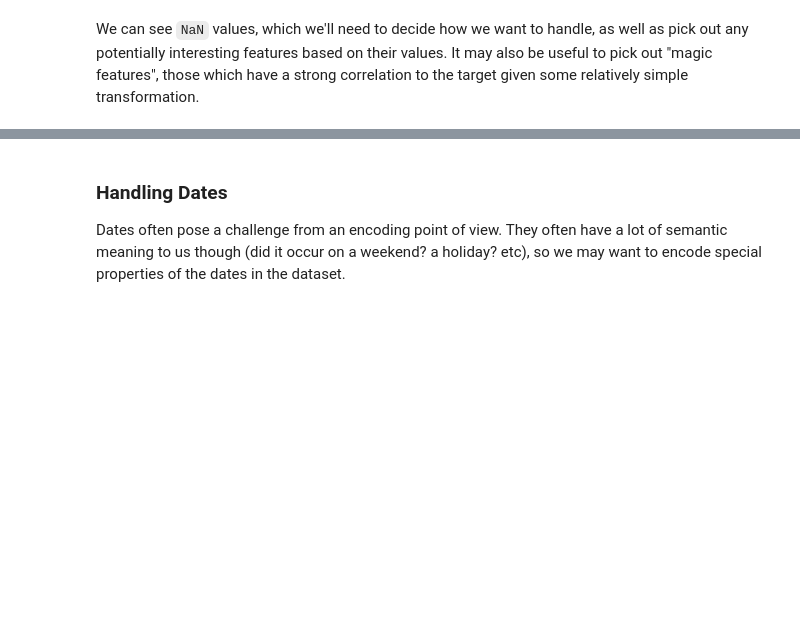
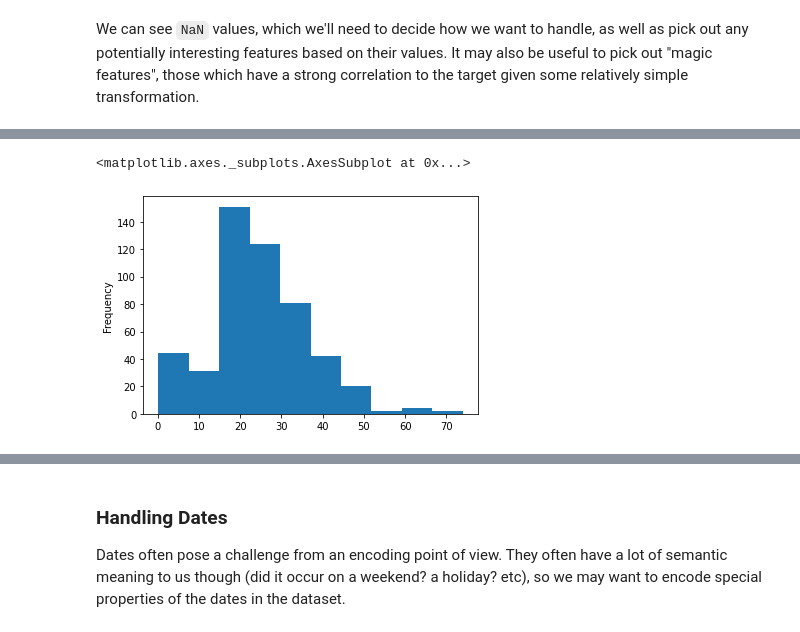
Before and after one commit to BHouwens/kitchen_sink, a Jupyter notebook: Tabular.ipynb, the cells around one changed output, grey strips where cells are left out. Cells and saved outputs as stored; diff of their text form; code cells hidden in the pictures; blank space fills up the shorter version.

```diff
--- a/Tabular.ipynb
+++ b/Tabular.ipynb
@@ -165,0 +348,9 @@ We can see `NaN` values, which we'll need to decide how we want to handle, as we
+# %%
+fir_class = full_df.loc[full_df['Pclass'] == 1]["Age"]
+sec_class = full_df.loc[full_df['Pclass'] == 2]["Age"]
+thi_class = full_df.loc[full_df['Pclass'] == 3]["Age"]
+# %%
+thi_class.plot(kind="hist")
+# %% [output]
+<matplotlib.axes._subplots.AxesSubplot at 0x...>
+[figure, added]
```
Also changed, not shown: parts of 196 cells of this notebook.
